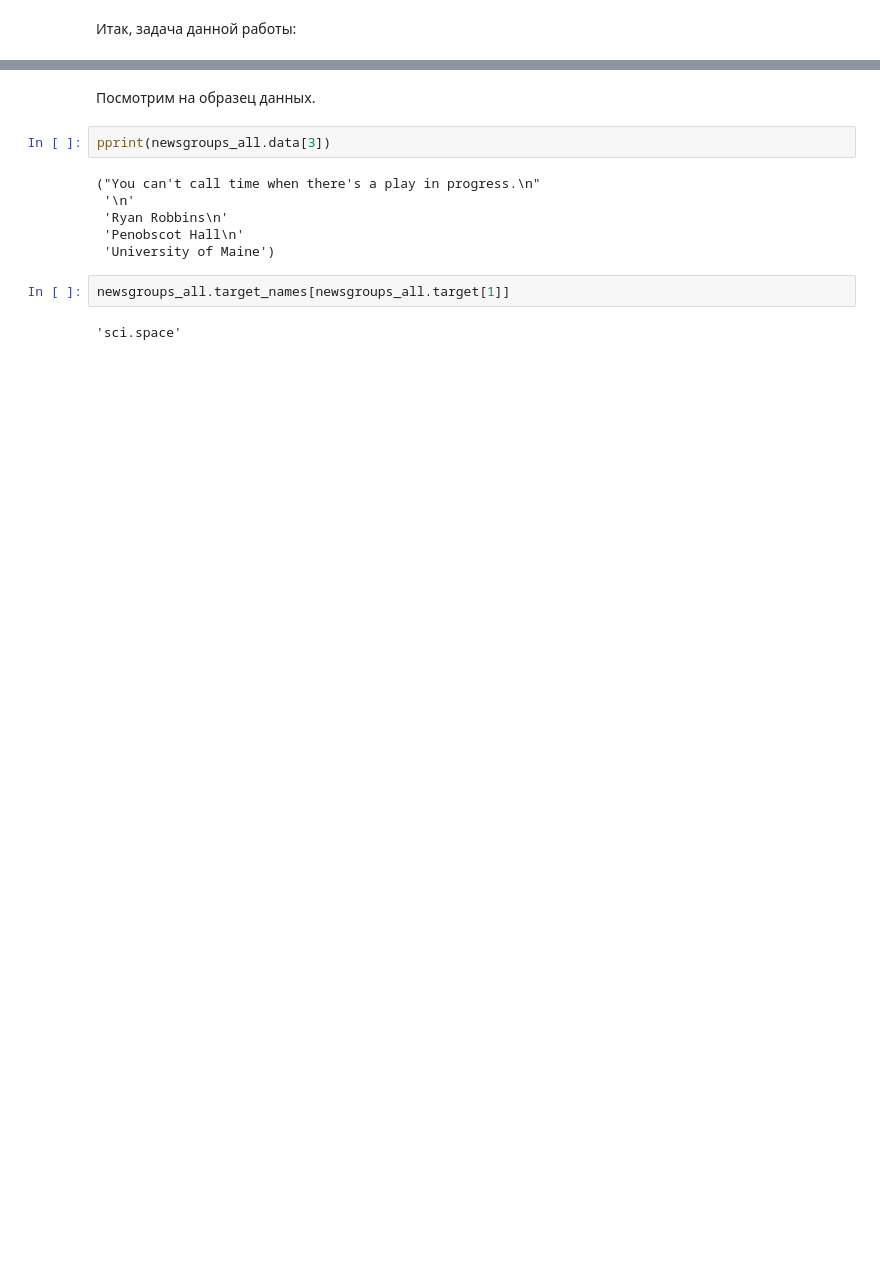
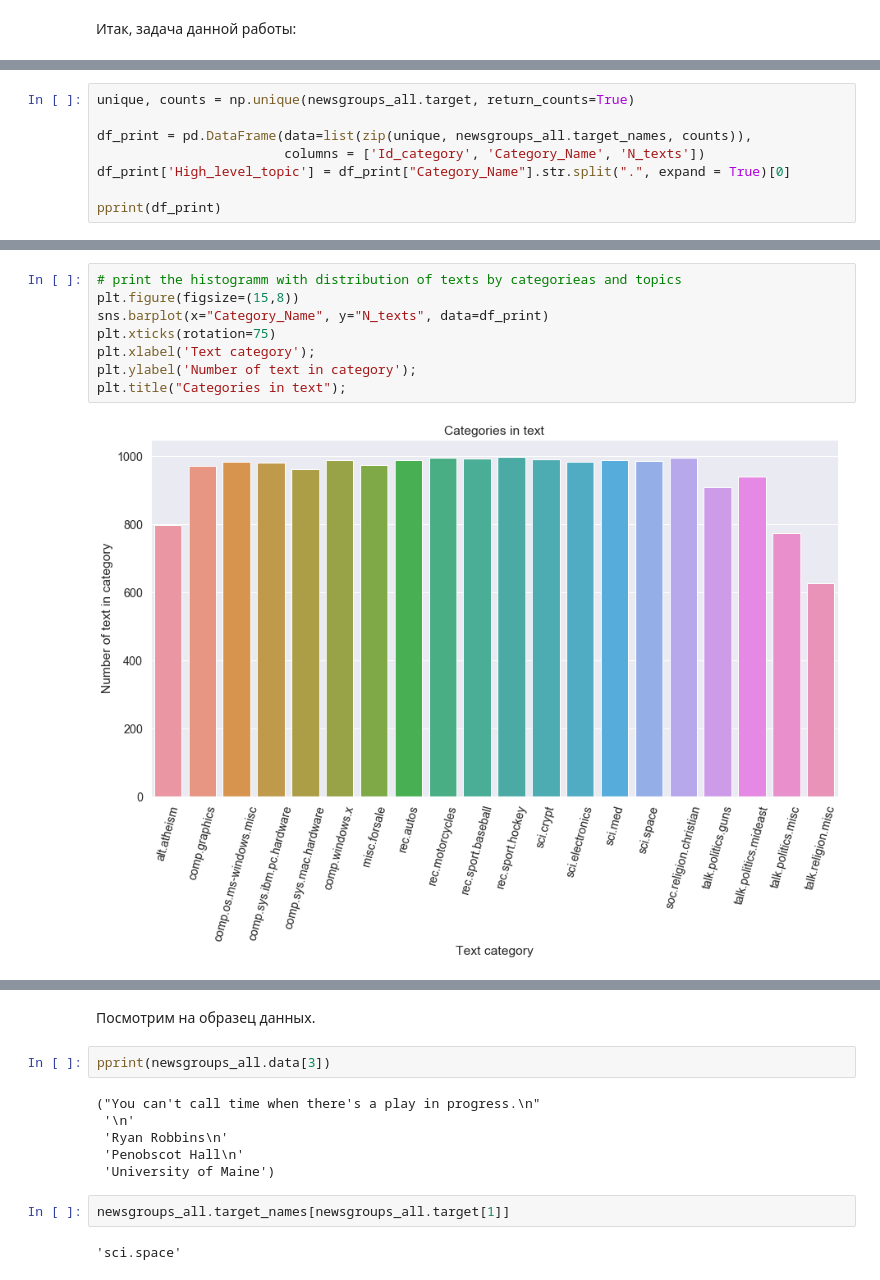
Before and after one commit to Espad/DS_5, a Jupyter notebook: Texts_Classification.ipynb, the cells around one changed output, grey strips where cells are left out. Drawn from its saved outputs; the diff is of its cells as text; blank space fills up the shorter version.

```diff
--- a/Texts_Classification.ipynb
+++ b/Texts_Classification.ipynb
@@ -159,0 +119,8 @@ print("%d categories" % len(newsgroups_all.target_names))
+# %%
+unique, counts = np.unique(newsgroups_all.target, return_counts=True)
+
+df_print = pd.DataFrame(data=list(zip(unique, newsgroups_all.target_names, counts)),
+                        columns = ['Id_category', 'Category_Name', 'N_texts'])
+df_print['High_level_topic'] = df_print["Category_Name"].str.split(".", expand = True)[0]
+
+pprint(df_print)
@@ -159,0 +145,10 @@ print("%d categories" % len(newsgroups_all.target_names))
+# %%
+# print the histogramm with distribution of texts by categorieas and topics
+plt.figure(figsize=(15,8))
+sns.barplot(x="Category_Name", y="N_texts", data=df_print)
+plt.xticks(rotation=75)
+plt.xlabel('Text category');
+plt.ylabel('Number of text in category');
+plt.title("Categories in text");
+# %% [output]
+[figure, added]
```
Also changed, not shown: parts of 32 cells of this notebook.
